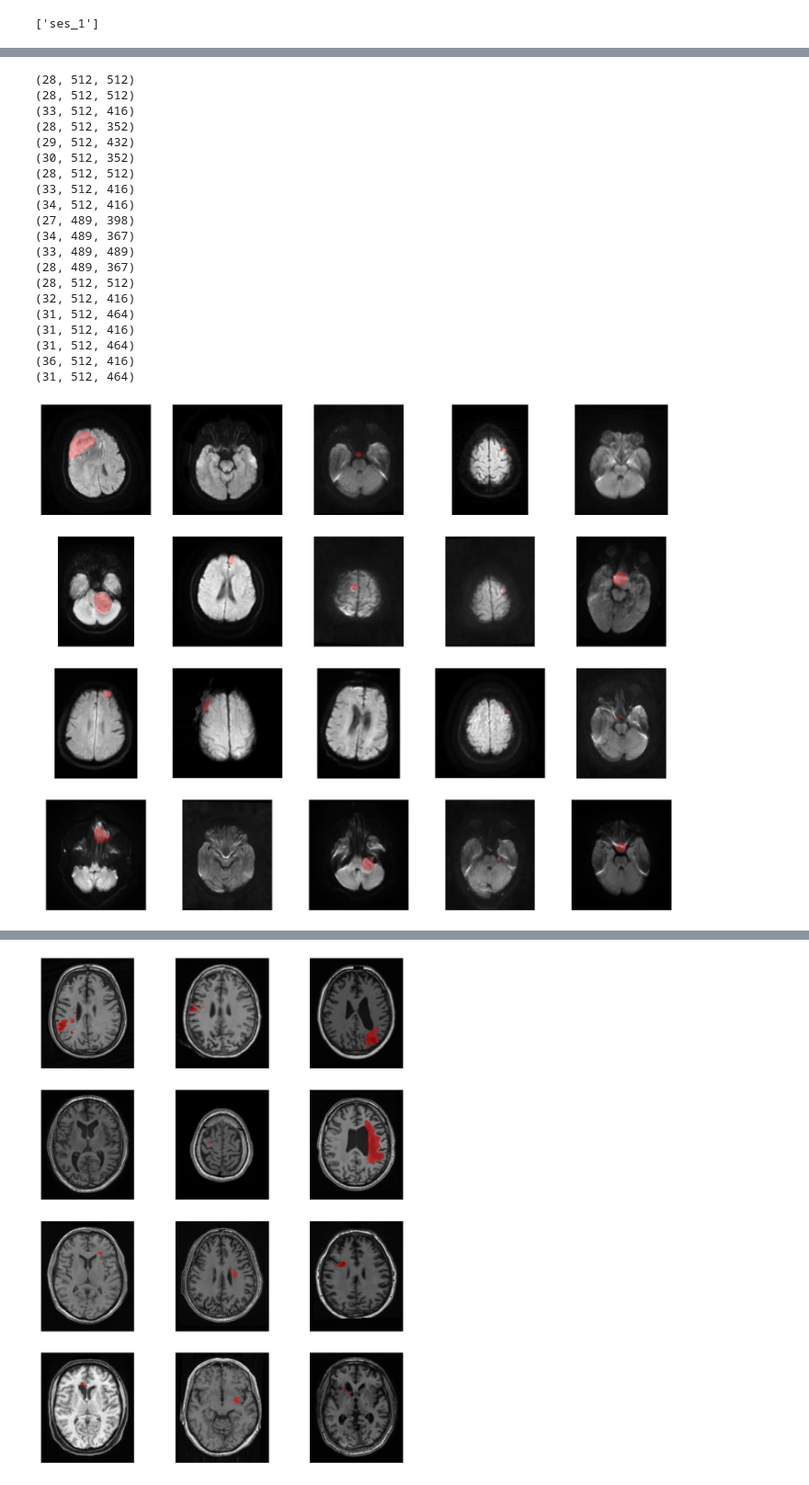
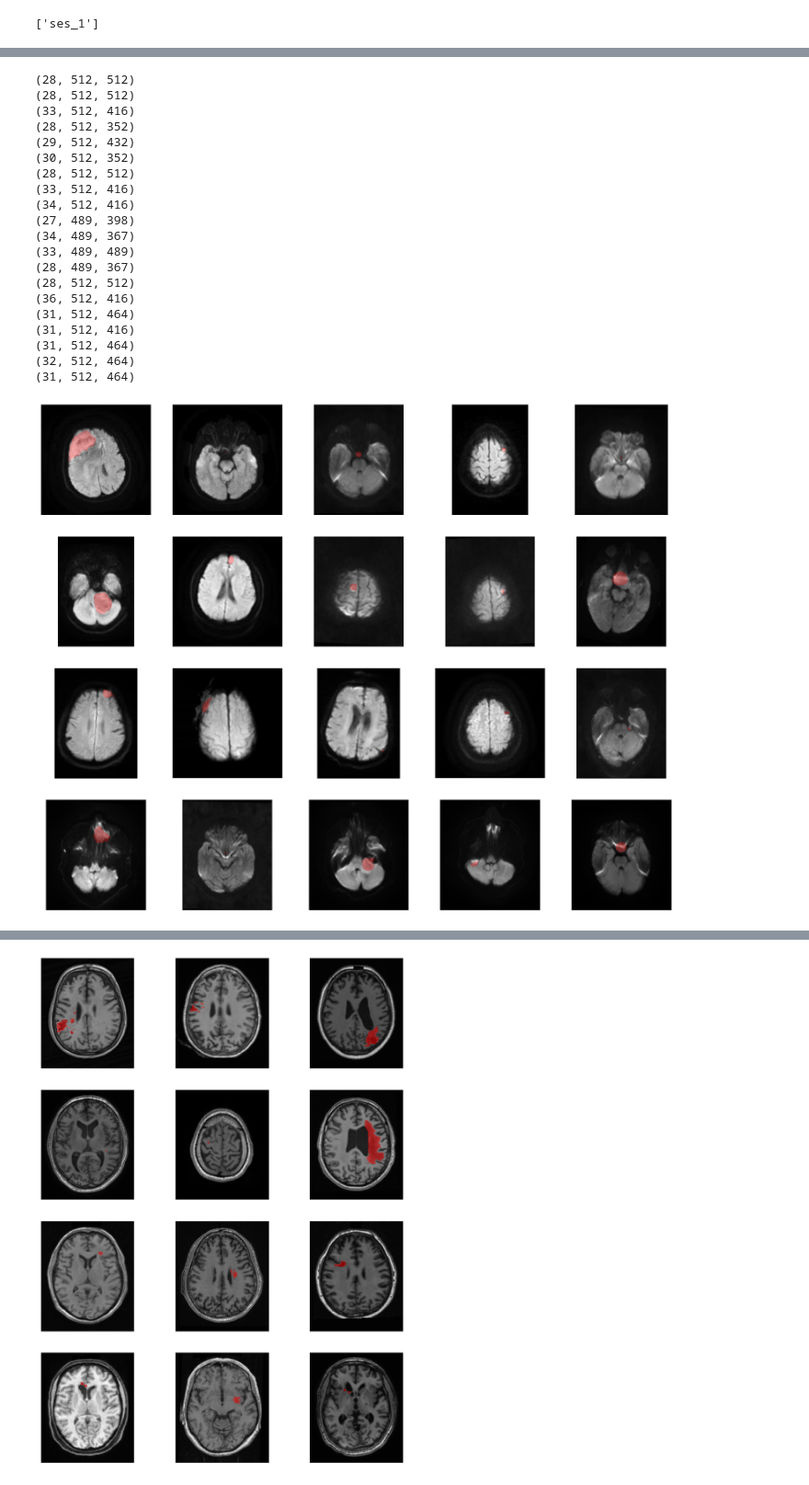
Before and after one commit to ZerojumpLine/Robust-Medical-Segmentation, a Jupyter notebook: data/Data_Visualization.ipynb, the cells around one changed output, grey strips where cells are left out. Shown at 92% size. Cells and saved outputs as stored; diff of their text form; code cells hidden in the pictures.

```diff
--- a/data/Data_Visualization.ipynb
+++ b/data/Data_Visualization.ipynb
@@ -18,3 +18,6 @@ conds = next(os.walk('./Dataset_Meningioma/'))[1]
 conds
 # %% [output]
 ['ses_1']
+# %%
+Img_cond1 = glob.glob('./Dataset_Meningioma/' + conds[0] + '/*/image.nii.gz')
+Img_cond1
@@ -21,6 +42,6 @@ conds
 # %%
-cases_train = [0, 1, 2, 3, 5, 6, 7, 8, 11, 12, 14, 15, 16, 17, 18]
-cases_test = [4, 9, 10, 13, 22]
+cases_train = [0, 1, 2, 3, 5, 6, 7, 8, 11, 12, 14, 15, 16, 17, 13]
+cases_test = [4, 9, 10, 19, 22]
 cases = cases_train + cases_test
 plt.figure(figsize=(20, 16))
 for i in range(20):
@@ -73,6 +94,6 @@ plt.show()
 # %%
-cases_train = [0, 1, 2, 3, 5, 6, 7, 8, 11, 12, 14, 15, 16, 17, 18]
-cases_test = [4, 9, 10, 13, 22]
+cases_train = [0, 1, 2, 3, 5, 6, 7, 8, 11, 12, 14, 15, 16, 17, 13]
+cases_test = [4, 9, 10, 19, 22]
 cases = cases_train + cases_test
 plt.figure(figsize=(20, 16))
 for i in range(20):
@@ -94,36 +115,36 @@ for i in range(20):
     label2 = array_lbl[slicenum[0][np.int32(len(slicenum[0])/2)], ::-1, :] != 0
 
     # Plot
     plt.subplot(4, 5, i + 1)
     plt.imshow(img, cmap='gray')
     masked = np.ma.masked_where(np.uint8(label2) == 0, np.ones(label2.shape))
     plt.imshow(masked, 'autumn', interpolation='none', alpha=0.3)
     plt.xticks([])
     plt.yticks([])
 
 plt.show()
 # %% [output]
 (28, 512, 512)
 (28, 512, 512)
 (33, 512, 416)
 (28, 512, 352)
 (29, 512, 432)
 (30, 512, 352)
 (28, 512, 512)
 (33, 512, 416)
 (34, 512, 416)
 (27, 489, 398)
 (34, 489, 367)
 (33, 489, 489)
 (28, 489, 367)
 (28, 512, 512)
-(32, 512, 416)
+(36, 512, 416)
 (31, 512, 464)
 (31, 512, 416)
 (31, 512, 464)
-(36, 512, 416)
+(32, 512, 464)
 (31, 512, 464)
-[figure, old version]
+[figure, new version]
 # %%
 # ATLAS
 conds = next(os.walk('./Dataset_Brain_lesion/'))[1]
```
Also changed, not shown: parts of 2 cells of this notebook, 10 other files.
